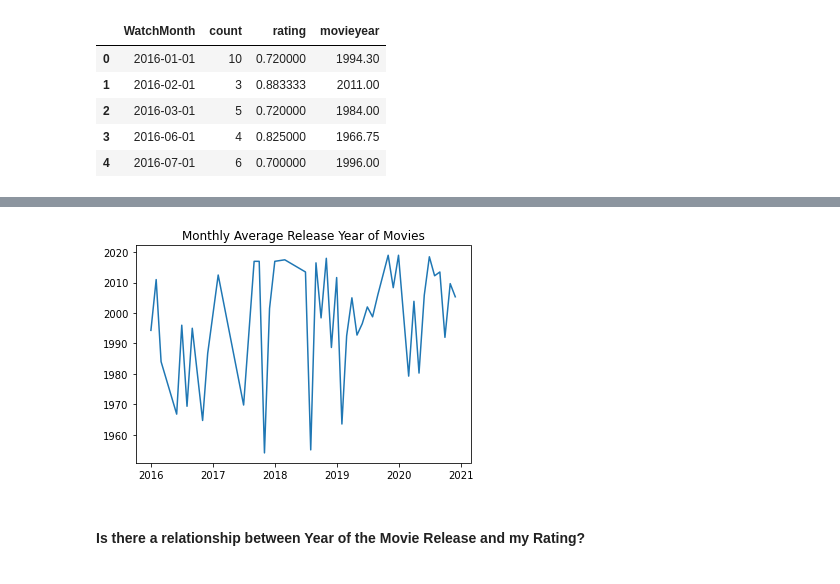
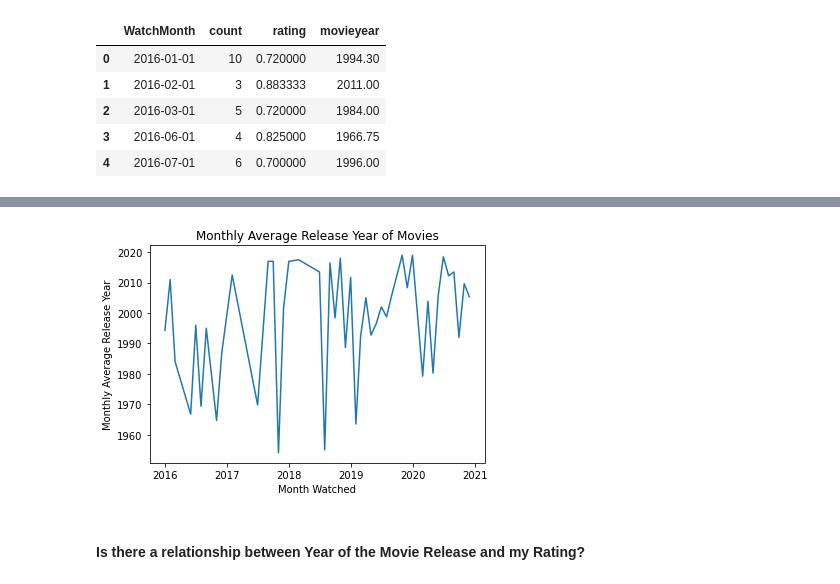
Before and after one commit to amandahutter/Movies-Analysis, a Jupyter notebook: Movies.ipynb, the cells around one changed output, grey strips where cells are left out. Cells and saved outputs as stored; diff of their text form; code cells hidden in the pictures.

```diff
--- a/Movies.ipynb
+++ b/Movies.ipynb
@@ -165,9 +175,11 @@ plt.show()
 # %%
 plt.plot(data_month['WatchMonth'], data_month['movieyear'])
 plt.title('Monthly Average Release Year of Movies')
+plt.xlabel('Month Watched')
+plt.ylabel('Monthly Average Release Year')
 plt.show()
 # %% [output]
-[figure, old version]
+[figure, new version]
 # %% [markdown]
 #### Is there a relationship between Year of the Movie Release and my Rating?
 # %%
```
Also changed, not shown: parts of 14 cells of this notebook.
